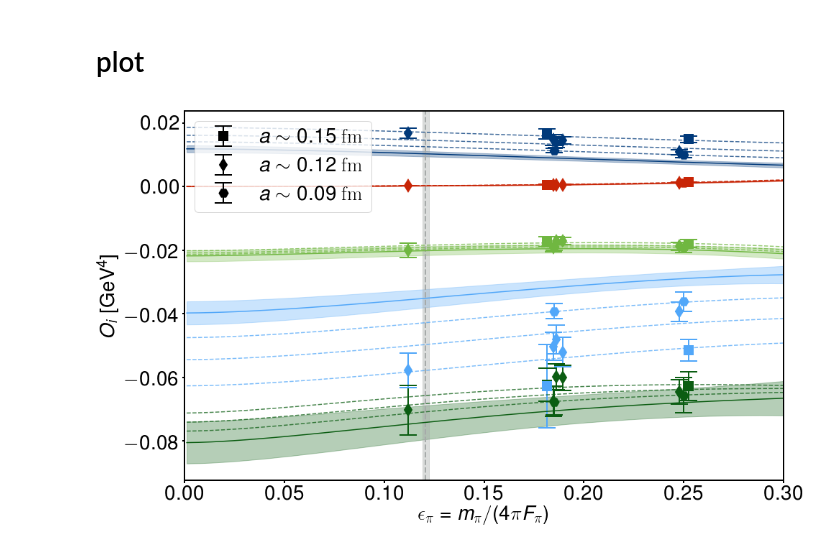
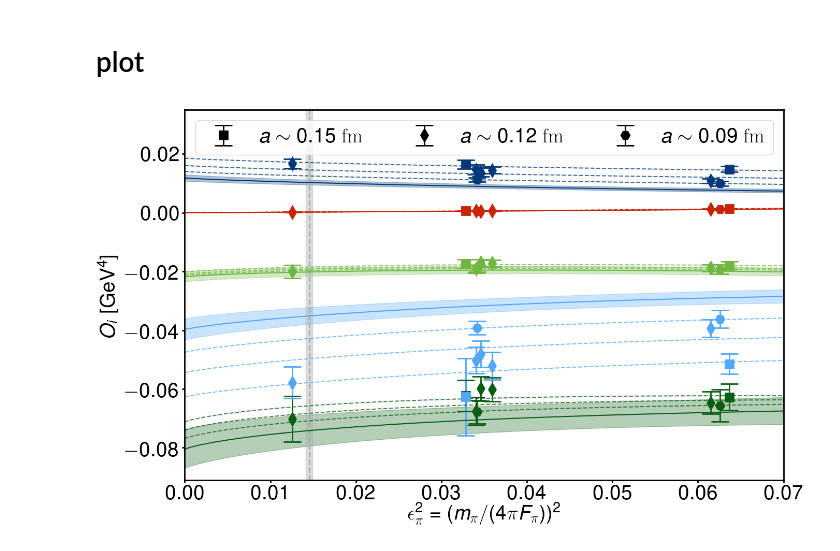
Before and after one commit to callat-qcd/project_0vbb, a Jupyter notebook: 0vbb_workbook.ipynb, the cells around one changed output. Saved outputs shown, nothing was run; the diff lists cells and outputs as text; code cells hidden in the pictures.

Commit message:
removed debug cell; added explicit y_lim for each plot; added switch to change x-axis to either eps or eps**2

```diff
--- a/0vbb_workbook.ipynb
+++ b/0vbb_workbook.ipynb
@@ -130,6 +129,13 @@ plot_params['op_color'] = {'V':'#c82506',\
 plot_params['alat_color'] = {'a15':'#c82506','a12':'#70b741','a09':'#51a7f9'}
 plot_params['mpi_shape'] = {'m130':'o', 'm220':'^', 'm310':'s'}
 plot_params['a_shape'] = {'a09':'H', 'a12':'d', 'a15':'s'}
+plot_params['x_plot'] = 'episq' # epi or episq
+plot_params['y_lim'] = {
+    'O_i.pdf':[-0.091,0.035],
+    'LR.pdf' :[-0.091,-0.005],
+    'S.pdf'  :[-0.080,0.035],
+    'V.pdf'  :[-1e-4,1.61e-3],
+    'Bpi.pdf':[0.36,0.77]}
 plt.rc('text', usetex=True)
 plt.rc('font', size=plot_params['fs_xy']) # for sci notation
 # %% [markdown]
@@ -556,8 +526,8 @@ if not params['ma_flag']:
     diff = {key:fullfit[key]-nofvfit[key] for key in fullfit.keys()}
     data_fvcorrected = {key:(physical_params['Fpi']/(fit.p[(key[0],'fpi')]/gv_hisq[(key[0],'aw0')]))**4*(gv_rey[key]-diff[key]) for key in gv_rey.keys()}
     epi_data = {(ens,'epi'):fit.p[ens,'epi'] for ens in params['ensembles']}
-    # continuum extrapolation
-    epi_cont = np.linspace(0.001,0.3,50)
+    # eps_pi extrapolation in continuum
+    epi_cont = np.linspace(0.001,0.3,100)
     x_cont = [[idx,op] for idx,ec in enumerate(epi_cont) for op in params['operators']]
     p_cont = {key:fit.p[key] for key in fit.p.keys() if key in priors.keys()}
     p_cont.update({(idx,'epi'):ec for idx,ec in enumerate(epi_cont)})
@@ -612,7 +582,10 @@ def plot_result(epi_data,data_fvcorrected,x_continuum,y_continuum,x_finitelattic
             a_color = plot_params['alat_color'][dict_e2s[ens]]
             m_shape = plot_params['mpi_shape'][dict_e2m[ens]]
             a_shape = plot_params['a_shape'][dict_e2s[ens]]
-            xdata = epi_data[(ens,'epi')].mean
+            if plot_params['x_plot'] == 'episq':
+                xdata = (epi_data[(ens,'epi')]**2).mean
+            elif plot_params['x_plot'] == 'epi':
+                xdata = epi_data[(ens,'epi')].mean
             ydata_mean = data_fvcorrected[(ens,op)].mean
             ydata_sdev = data_fvcorrected[(ens,op)].sdev
             if oi == len(oplist)-1:
@@ -631,52 +604,62 @@ def plot_result(epi_data,data_fvcorrected,x_continuum,y_continuum,x_finitelattic
                         capsize=plot_params['cs'],mew=plot_params['lw'])
         a_color = plot_params['alat_color']
         # plot continuum
-        x_continuum = x_continuum
+        if plot_params['x_plot'] == 'episq':
+            x_c = x_continuum**2
+            x_a = x_finitelattice**2
+        elif plot_params['x_plot'] == 'epi':
+            x_c = x_continuum
+            x_a = x_finitelattice
         y_continuum_mean = np.array([i.mean for i in y_continuum[op]])
         y_continuum_sdev = np.array([i.sdev for i in y_continuum[op]])
-        ax.errorbar(x=x_continuum,y=y_continuum_mean,ls='-',color=op_color)
-        ax.fill_between(x_continuum,y_continuum_mean+y_continuum_sdev,y_continuum_mean-y_continuum_sdev,\
+        ax.errorbar(x=x_c,y=y_continuum_mean,ls='-',color=op_color)
+        ax.fill_between(x_c,y_continuum_mean+y_continuum_sdev,y_continuum_mean-y_continuum_sdev,\
                         color=op_color,alpha=0.3)
         # plot finite lattice spacing
-        x_finitelattice = x_finitelattice
         y_finitelattice_mean = {alat:np.array([i.mean for i in y_finitelattice[op][alat]]) for alat in ea2label}
         y_finitelattice_sdev = {alat:np.array([i.sdev for i in y_finitelattice[op][alat]]) for alat in ea2label}
         for alat in ea2label:
-            ax.errorbar(x=x_finitelattice,y=y_finitelattice_mean[alat],ls='--',color=op_color,alpha=.75)
+            ax.errorbar(x=x_a,y=y_finitelattice_mean[alat],ls='--',color=op_color,alpha=.75)
     # physical pion
     epi_phys = physical_params['mpi']/(4.*np.pi*physical_params['Fpi'])
-    ax.axvspan(epi_phys.mean-epi_phys.sdev, epi_phys.mean+epi_phys.sdev, alpha=0.4, color='#a6aaa9')
-    ax.axvline(epi_phys.mean,ls='--',color='#a6aaa9',lw=plot_params['lw'])
-    yi,yf = ax.get_ylim()[0],ax.get_ylim()[1]
+    if plot_params['x_plot'] == 'episq':
+        x_phys = epi_phys**2
+        ax.set_xlim([0.0,0.07])
+        ax.set_xlabel('$\epsilon_\pi^2=(m_\pi/(4\pi F_\pi))^2$', fontsize=plot_params['fs_xy'])
+    elif plot_params['x_plot'] == 'epi':
+        x_phys = epi_phys
+        ax.set_xlim([0.0,0.27])
+        ax.set_xlabel('$\epsilon_\pi=m_\pi/(4\pi F_\pi)$', fontsize=plot_params['fs_xy'])
+    ax.axvspan(x_phys.mean-x_phys.sdev, x_phys.mean+x_phys.sdev, alpha=0.4, color='#a6aaa9')
+    ax.axvline(x_phys.mean,ls='--',color='#a6aaa9',lw=plot_params['lw'])
+    yi,yf = plot_params['y_lim'][fig_name]
     ax.set_ylim([yi,yf])
-    ax.set_xlim([0.0,0.3])
     #print(ax.get_ylim())
-    ax.set_xlabel('$\epsilon_\pi=m_\pi/(4\pi F_\pi)$', fontsize=plot_params['fs_xy'])
     if fig_name in ['Bk.pdf']:
         ax.set_ylabel('$B_{K}$', fontsize=plot_params['fs_xy'])
     elif fig_name in ['LR.pdf','S.pdf']:
         opnum = {'LR':1,'S':2}
         ax.set_ylabel('$O^{(\prime)}_%s$ [GeV${}^4$]' %opnum[fig_name.split('.')[0]], fontsize=plot_params['fs_xy'])
     elif fig_name in ['V.pdf']:
         ax.set_ylabel('$O_3$ [GeV${}^4$]', fontsize=plot_params['fs_xy'])
     else:
         ax.set_ylabel('$O_i$ [GeV${}^4$]', fontsize=plot_params['fs_xy'])
     if oplist == ['V'] and fig_name in ['V.pdf']:
         ax.ticklabel_format(style='sci', axis='y', scilimits=(0,0))
     ax.xaxis.set_tick_params(labelsize=plot_params['ts'],width=plot_params['lw'])
     ax.yaxis.set_tick_params(labelsize=plot_params['ts'],width=plot_params['lw'])
     [ax.spines[i].set_linewidth(plot_params['lw']) for i in ax.spines]
-    ax.legend(loc=2,fontsize=plot_params['fs_xy'])
+    ax.legend(loc=1,ncol=3,fontsize=plot_params['fs_xy'])
     plt.draw()
     if params['save_fig']:
         plt.savefig('./plots/%s' %fig_name,transparent=True)
 # plot all operators
 if not params['ma_flag']:
     plot_result(epi_data,data_fvcorrected,x_continuum,y_continuum,x_finitelattice,y_finitelattice,params['operators'],'O_i.pdf')
 else:
     print("Mixed action fit, skipping plot routines")
 # %% [output]
-[figure, old version]
+[figure, new version]
 # %%
 if not params['ma_flag']:
     plot_result(epi_data,data_fvcorrected,x_continuum,y_continuum,x_finitelattice,y_finitelattice,['LR','LR_colormix'],'LR.pdf')
```
Also changed, not shown: parts of 10 cells of this notebook, 5 other files.
